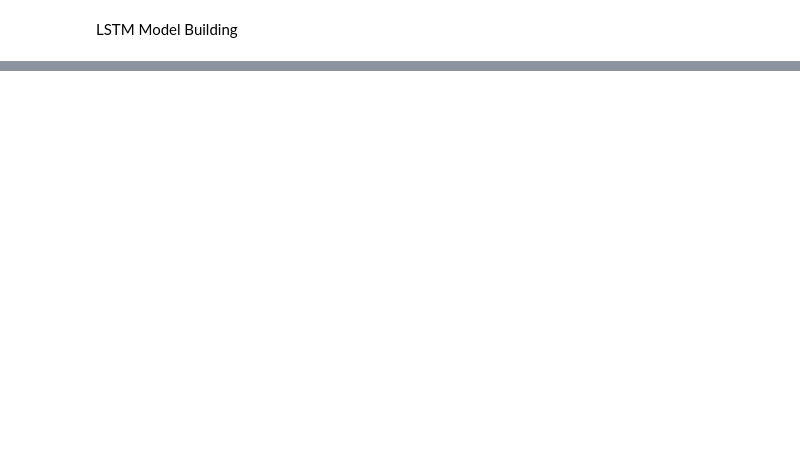
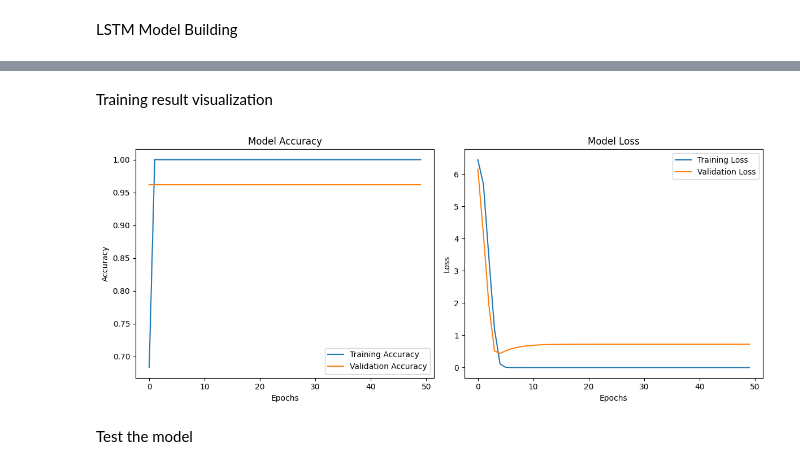
Before and after one commit to arifian853/arifian.ai, a Jupyter notebook: method2/notebooks/Chatbot_Bi_LSTM.ipynb, the cells around one changed output, grey strips where cells are left out. Saved outputs shown, nothing was run; the diff lists cells and outputs as text; code cells hidden in the pictures; blank space fills up the shorter version.

Commit message:
Added new LSTM model

```diff
--- a/method2/notebooks/Chatbot_Bi_LSTM.ipynb
+++ b/method2/notebooks/Chatbot_Bi_LSTM.ipynb
@@ -183,0 +122,20 @@ Chatbot response: saya saya saya saya dan dan
+# %%
+# Pastikan y_train hanya berisi indeks kata terakhir dari setiap urutan output
+y_train = np.array([seq[-1] for seq in output_sequences])
+
+# Verifikasi panjang input dan output
+print("Jumlah sampel input:", len(input_sequences))
+print("Jumlah sampel target (y_train):", len(y_train))
+
+# Bagi data menjadi training dan validation
+X_train, X_val, y_train, y_val = train_test_split(input_sequences, y_train, test_size=0.2, random_state=42)
+
+# Cek bentuk data setelah pembagian
+print("X_train shape:", X_train.shape)
+print("y_train shape:", y_train.shape)
+
+
+print("X_train shape:", X_train.shape)
+print("y_train shape:", y_train.shape)
+
+history = model.fit(X_train, y_train, epochs=50, validation_data=(X_val, y_val), batch_size=32)
@@ -183,0 +160,33 @@ Chatbot response: saya saya saya saya dan dan
+# %% [markdown]
+Training result visualization
+# %%
+import matplotlib.pyplot as plt
+
+# Plot akurasi model selama pelatihan
+plt.figure(figsize=(12, 5))
+
+# Plot akurasi
+plt.subplot(1, 2, 1)
+plt.plot(history.history['accuracy'], label='Training Accuracy')
+plt.plot(history.history['val_accuracy'], label='Validation Accuracy')
+plt.title('Model Accuracy')
+plt.xlabel('Epochs')
+plt.ylabel('Accuracy')
+plt.legend()
+
+# Plot loss
+plt.subplot(1, 2, 2)
+plt.plot(history.history['loss'], label='Training Loss')
+plt.plot(history.history['val_loss'], label='Validation Loss')
+plt.title('Model Loss')
+plt.xlabel('Epochs')
+plt.ylabel('Loss')
+plt.legend()
+
+# Menampilkan plot
+plt.tight_layout()
+plt.show()
+# %% [output]
+[figure, added]
+# %% [markdown]
+Test the model
```
Also changed, not shown: parts of 16 cells of this notebook.
